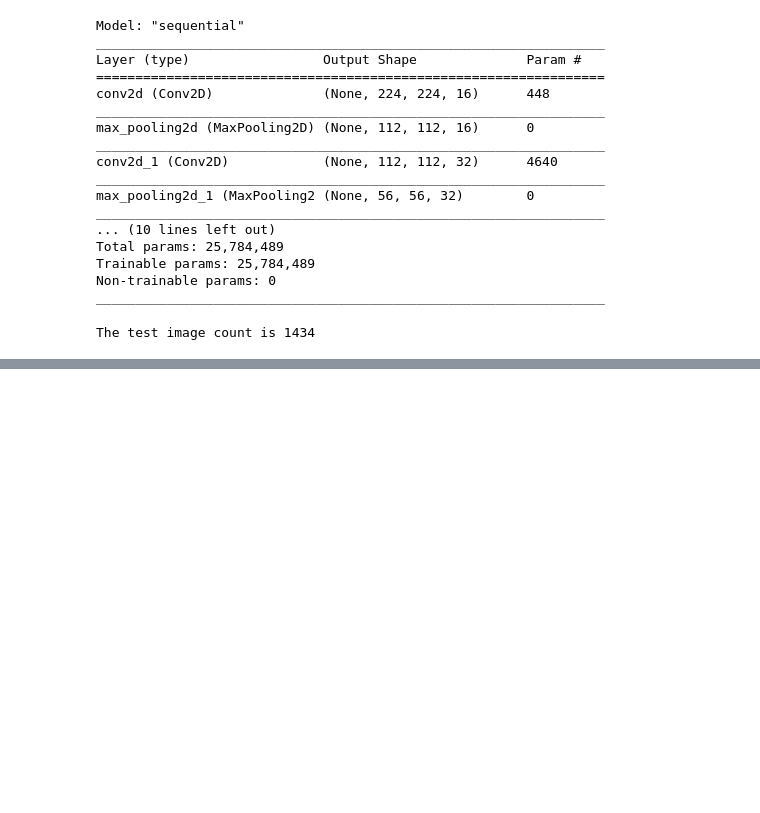
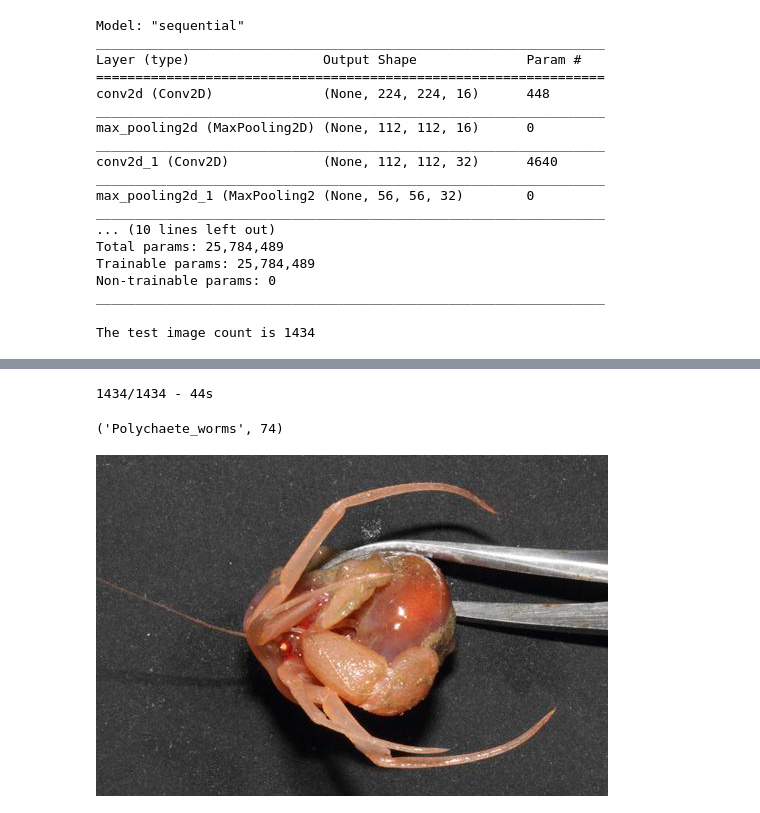
Before and after one commit to devlp121/Zindi-UmojaHack, a Jupyter notebook: evaluation.ipynb, the cells around one changed output, grey strips where cells are left out. Drawn from its saved outputs; the diff is of its cells as text; code cells hidden in the pictures; blank space fills up the shorter version.

```diff
--- a/evaluation.ipynb
+++ b/evaluation.ipynb
@@ -96,7 +98,8 @@ def get_label(file_path):
   # convert the path to a list of path components
   parts = tf.strings.split(file_path, os.path.sep)
   # The second to last is the class-directory
-  return parts[-1]
+
+  return tf.reshape(parts[-1] == CLASS_NAMES, [-1, 137])
 
 def decode_img(img):
   # convert the compressed string to a 3D uint8 tensor
@@ -104,7 +107,9 @@ def decode_img(img):
   # Use `convert_image_dtype` to convert to floats in the [0,1] range.
   img = tf.image.convert_image_dtype(img, tf.float32)
   # resize the image to the desired size.
-  return tf.image.resize(img, [IMG_WIDTH, IMG_HEIGHT])
+  img = tf.image.resize(img, [IMG_WIDTH, IMG_HEIGHT])
+  img = tf.reshape(img, [-1, 224,224,3])
+  return img
 
 def process_path(file_path):
   label = get_label(file_path)
@@ -113,4 +118,4 @@ def process_path(file_path):
   img = decode_img(img)
   return img, label
 # %%
-test_ds = list_ds.map(process_path, num_parallel_calls=AUTOTUNE)
+test_complete = test_ds.map(process_path, num_parallel_calls=AUTOTUNE)
@@ -124,0 +157,4 @@ ValueError: in converted code:
+# %%
+prediction = model.predict(test_complete, verbose=2)
+# %% [output]
+1434/1434 - 44s
@@ -124,0 +163,2 @@ ValueError: in converted code:
+# %%
+fourth_el = np.argmax(prediction[4])
@@ -124,0 +167,12 @@ ValueError: in converted code:
+# %%
+str_link, fourth_el
+# %% [output]
+('Polychaete_worms', 74)
+# %%
+lim = list(data_dir.glob('*'))
+
+image_path = lim[fourth_el]
+
+display.display(Image.open(str(image_path)))
+# %% [output]
+[figure, added]
```
Also changed, not shown: parts of 12 cells of this notebook.
